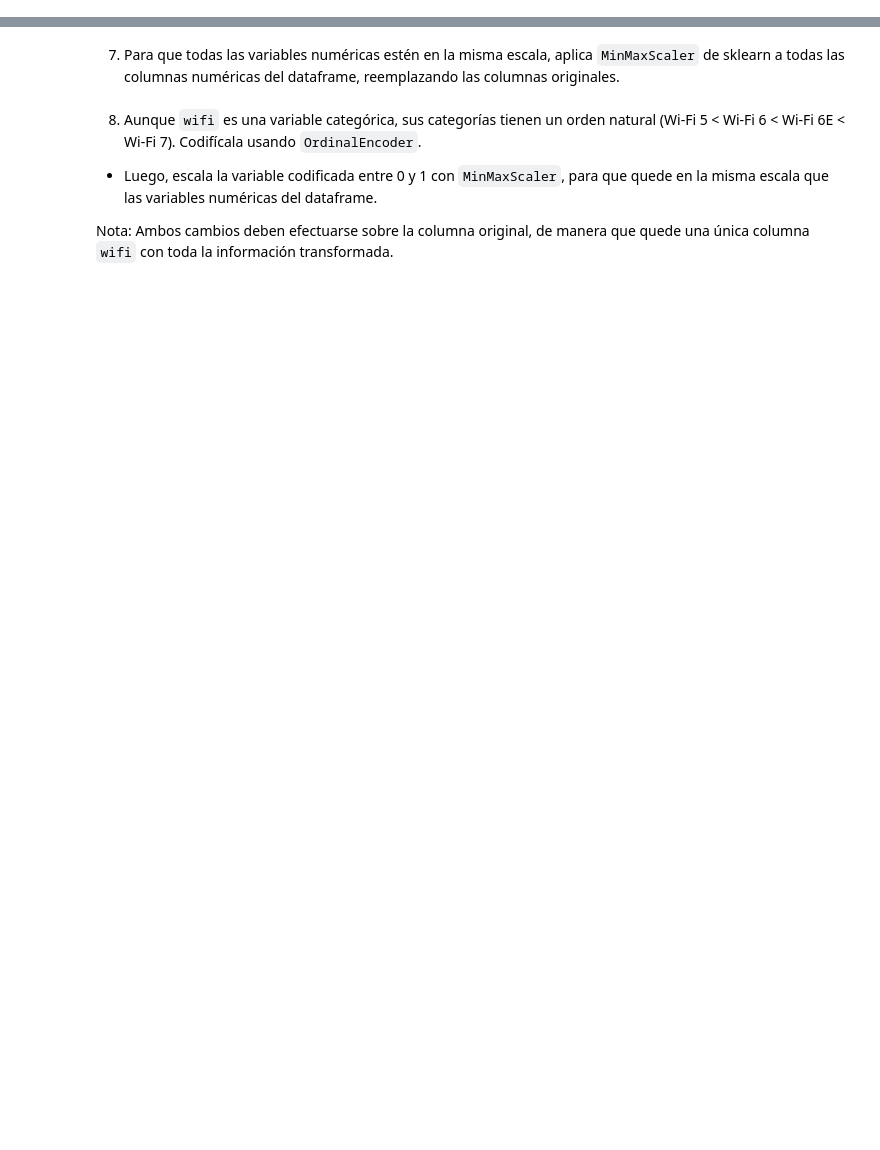
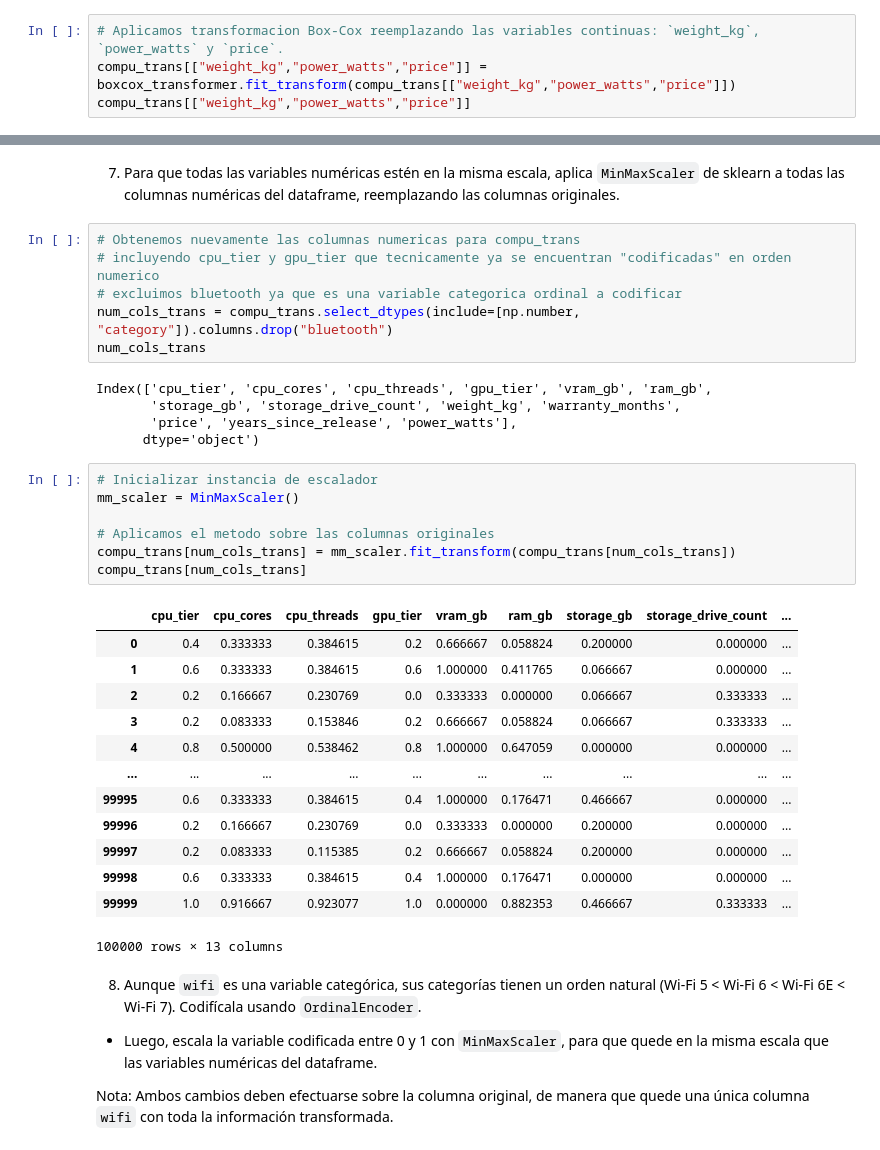
Before and after one commit to carloshgalvan95/Ciencia_Analitica_Datos, a Jupyter notebook: Modules/03_module/actividades/06_actividad/Actividad6FE_A01797969.ipynb, the cells around one changed output, grey strips where cells are left out. Cells and saved outputs as stored; diff of their text form; blank space fills up the shorter version.

```diff
--- a/Modules/03_module/actividades/06_actividad/Actividad6FE.ipynb
+++ b/Modules/03_module/actividades/06_actividad/Actividad6FE_A01797969.ipynb
@@ -733,0 +742,4 @@ price[BM]
+# %%
+# Aplicamos transformacion Box-Cox reemplazando las variables continuas: `weight_kg`, `power_watts` y `price`.
+compu_trans[["weight_kg","power_watts","price"]] = boxcox_transformer.fit_transform(compu_trans[["weight_kg","power_watts","price"]])
+compu_trans[["weight_kg","power_watts","price"]]
@@ -734,5 +760,37 @@ price[BM]
 # %% [markdown]
 7. Para que todas las variables numéricas estén en la misma escala, aplica `MinMaxScaler` de sklearn a todas las columnas numéricas del dataframe, reemplazando las columnas originales.
+# %%
+# Obtenemos nuevamente las columnas numericas para compu_trans
+# incluyendo cpu_tier y gpu_tier que tecnicamente ya se encuentran "codificadas" en orden numerico
+# excluimos bluetooth ya que es una variable categorica ordinal a codificar
+num_cols_trans = compu_trans.select_dtypes(include=[np.number, "category"]).columns.drop("bluetooth")
+num_cols_trans
+# %% [output]
+Index(['cpu_tier', 'cpu_cores', 'cpu_threads', 'gpu_tier', 'vram_gb', 'ram_gb',
+       'storage_gb', 'storage_drive_count', 'weight_kg', 'warranty_months',
+       'price', 'years_since_release', 'power_watts'],
+      dtype='object')
+# %%
+# Inicializar instancia de escalador
+mm_scaler = MinMaxScaler()
+
+# Aplicamos el metodo sobre las columnas originales
+compu_trans[num_cols_trans] = mm_scaler.fit_transform(compu_trans[num_cols_trans])
+compu_trans[num_cols_trans]
+# %% [output]
+|  | cpu_tier | cpu_cores | cpu_threads | gpu_tier | vram_gb | ram_gb | storage_gb | storage_drive_count | ... |
+| 0 | 0.4 | 0.333333 | 0.384615 | 0.2 | 0.666667 | 0.058824 | 0.200000 | 0.000000 | ... |
+| 1 | 0.6 | 0.333333 | 0.384615 | 0.6 | 1.000000 | 0.411765 | 0.066667 | 0.000000 | ... |
+| 2 | 0.2 | 0.166667 | 0.230769 | 0.0 | 0.333333 | 0.000000 | 0.066667 | 0.333333 | ... |
+| 3 | 0.2 | 0.083333 | 0.153846 | 0.2 | 0.666667 | 0.058824 | 0.066667 | 0.333333 | ... |
+| 4 | 0.8 | 0.500000 | 0.538462 | 0.8 | 1.000000 | 0.647059 | 0.000000 | 0.000000 | ... |
+| ... | ... | ... | ... | ... | ... | ... | ... | ... | ... |
+| 99995 | 0.6 | 0.333333 | 0.384615 | 0.4 | 1.000000 | 0.176471 | 0.466667 | 0.000000 | ... |
+| 99996 | 0.2 | 0.166667 | 0.230769 | 0.0 | 0.333333 | 0.000000 | 0.200000 | 0.000000 | ... |
+| 99997 | 0.2 | 0.083333 | 0.115385 | 0.2 | 0.666667 | 0.058824 | 0.200000 | 0.000000 | ... |
+| 99998 | 0.6 | 0.333333 | 0.384615 | 0.4 | 1.000000 | 0.176471 | 0.000000 | 0.000000 | ... |
+| 99999 | 1.0 | 0.916667 | 0.923077 | 1.0 | 0.000000 | 0.882353 | 0.466667 | 0.333333 | ... |
+100000 rows × 13 columns
 # %% [markdown]
 8. Aunque `wifi` es una variable categórica, sus categorías tienen un orden natural (Wi-Fi 5 < Wi-Fi 6 < Wi-Fi 6E < Wi-Fi 7). Codifícala usando `OrdinalEncoder`.
 * Luego, escala la variable codificada entre 0 y 1 con `MinMaxScaler`, para que quede en la misma escala que las variables numéricas del dataframe.
```
Also changed, not shown: parts of 14 cells of this notebook.
